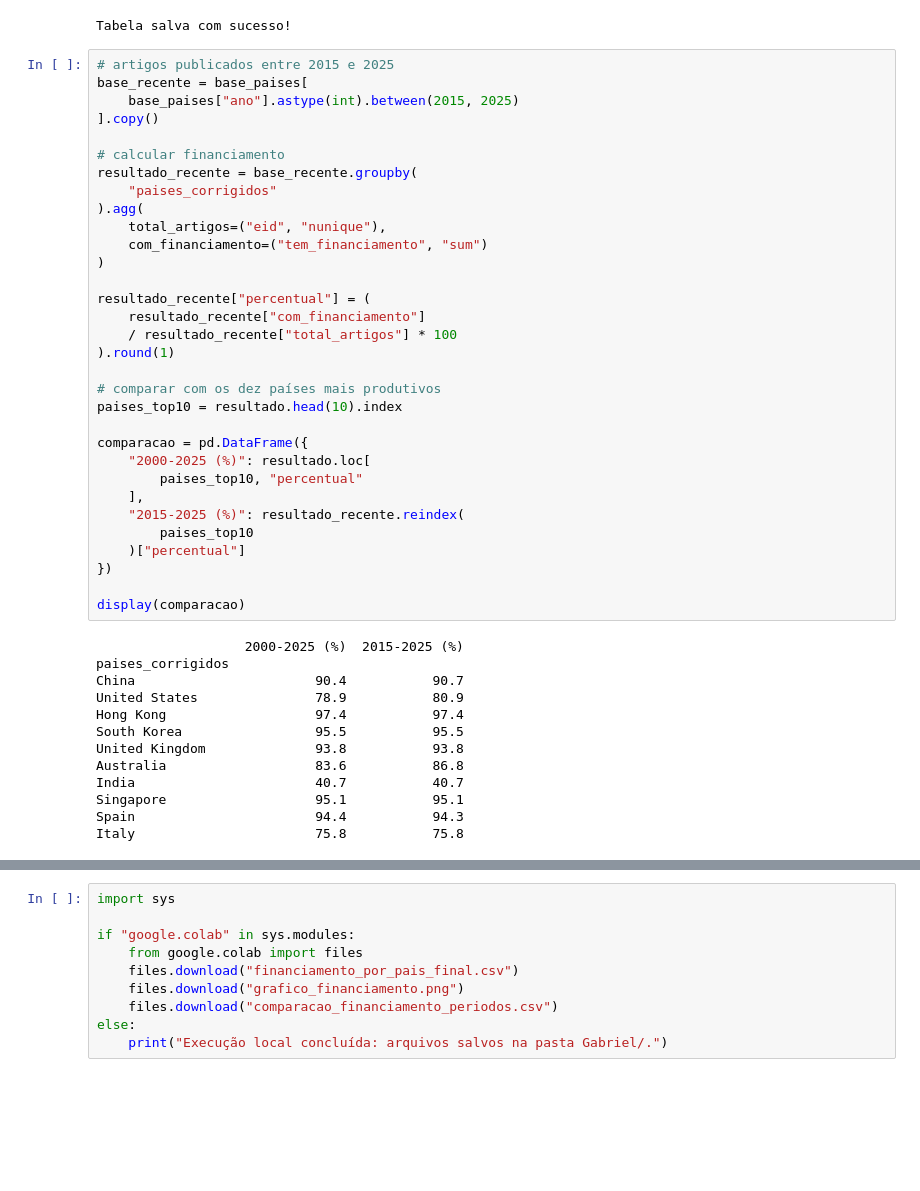
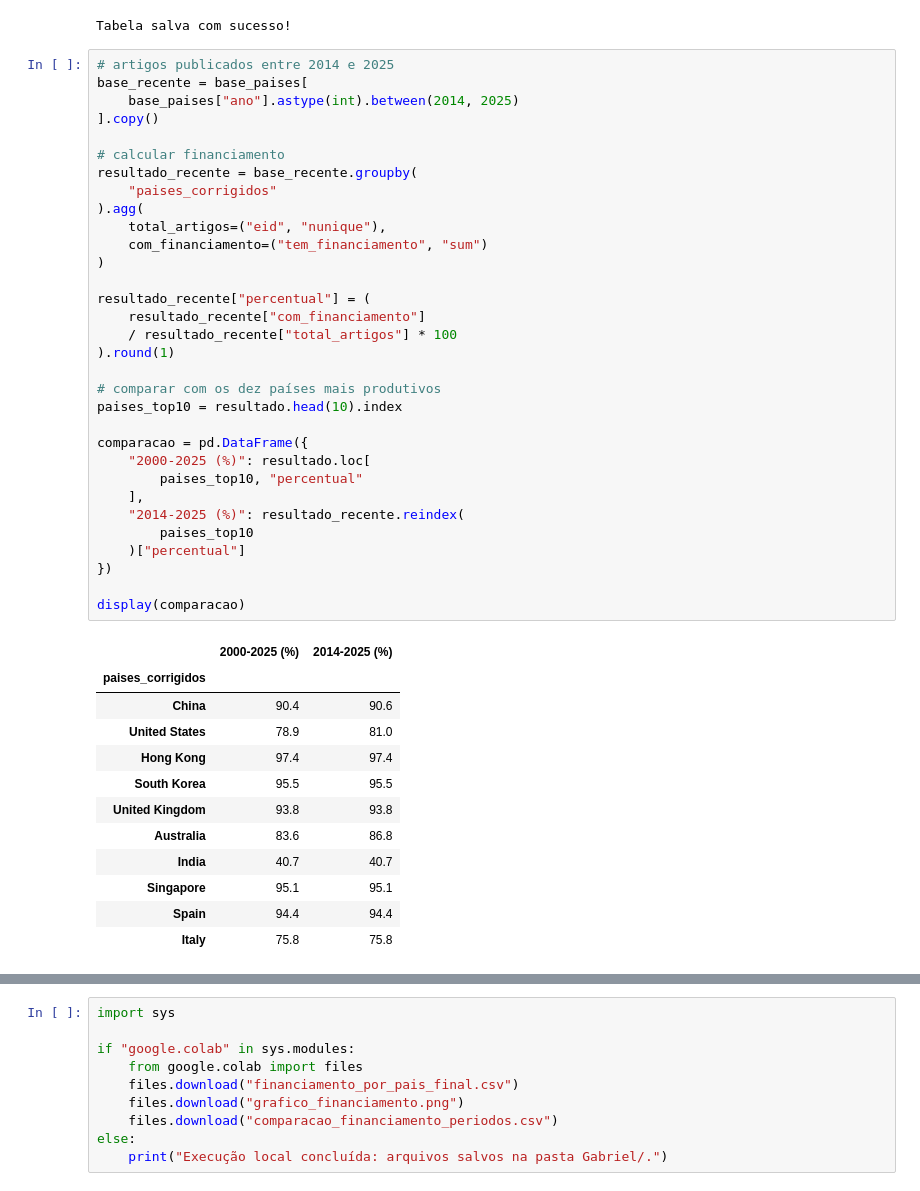
Before and after one commit to OdeilsonMorais/Atividade_Final_FCM, a Jupyter notebook: Gabriel/Gabriel_Analise_Financiamento.ipynb, the cells around one changed output, grey strips where cells are left out. Drawn from its saved outputs; the diff is of its cells as text; blank space fills up the shorter version.

```diff
--- a/Gabriel/Gabriel_Analise_Financiamento.ipynb
+++ b/Gabriel/Gabriel_Analise_Financiamento.ipynb
@@ -380,50 +385,50 @@ print("Tabela salva com sucesso!")
 # %% [output]
 Tabela salva com sucesso!
 # %%
-# artigos publicados entre 2015 e 2025
+# artigos publicados entre 2014 e 2025
 base_recente = base_paises[
-    base_paises["ano"].astype(int).between(2015, 2025)
+    base_paises["ano"].astype(int).between(2014, 2025)
 ].copy()
 
 # calcular financiamento
 resultado_recente = base_recente.groupby(
     "paises_corrigidos"
 ).agg(
     total_artigos=("eid", "nunique"),
     com_financiamento=("tem_financiamento", "sum")
 )
 
 resultado_recente["percentual"] = (
     resultado_recente["com_financiamento"]
     / resultado_recente["total_artigos"] * 100
 ).round(1)
 
 # comparar com os dez países mais produtivos
 paises_top10 = resultado.head(10).index
 
 comparacao = pd.DataFrame({
     "2000-2025 (%)": resultado.loc[
         paises_top10, "percentual"
     ],
-    "2015-2025 (%)": resultado_recente.reindex(
+    "2014-2025 (%)": resultado_recente.reindex(
         paises_top10
     )["percentual"]
 })
 
 display(comparacao)
 # %% [output]
-                   2000-2025 (%)  2015-2025 (%)
-paises_corrigidos
-China                       90.4           90.7
-United States               78.9           80.9
-Hong Kong                   97.4           97.4
-South Korea                 95.5           95.5
-United Kingdom              93.8           93.8
-Australia                   83.6           86.8
-India                       40.7           40.7
-Singapore                   95.1           95.1
-Spain                       94.4           94.3
-Italy                       75.8           75.8
+|  | 2000-2025 (%) | 2014-2025 (%) |
+| paises_corrigidos |  |  |
+| China | 90.4 | 90.6 |
+| United States | 78.9 | 81.0 |
+| Hong Kong | 97.4 | 97.4 |
+| South Korea | 95.5 | 95.5 |
+| United Kingdom | 93.8 | 93.8 |
+| Australia | 83.6 | 86.8 |
+| India | 40.7 | 40.7 |
+| Singapore | 95.1 | 95.1 |
+| Spain | 94.4 | 94.4 |
+| Italy | 75.8 | 75.8 |
 # %%
 top10 = resultado.head(10).index
 
```
Also changed, not shown: parts of 10 cells of this notebook, 7 other files.
